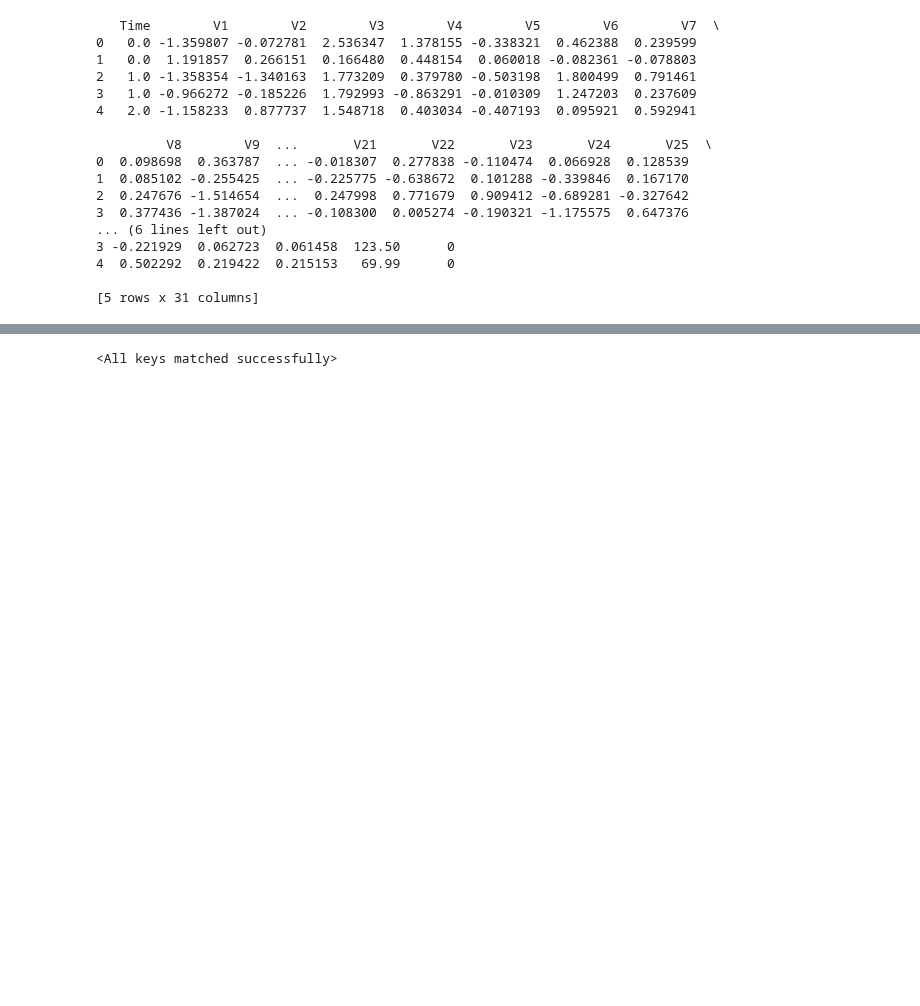
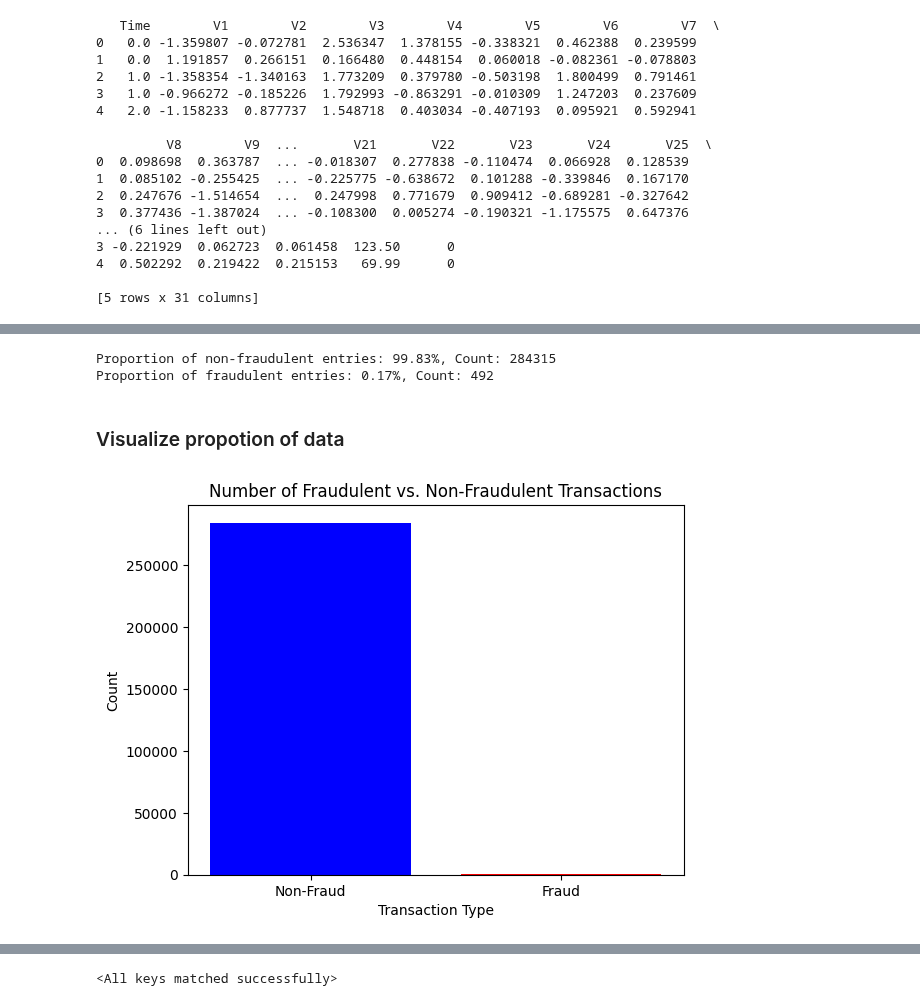
Before and after one commit to khangsheng1/Learning-PyTorch, a Jupyter notebook: CC_Fraud_Kaggle/CC_Fraud_Kaggle.ipynb, the cells around one changed output, grey strips where cells are left out. Saved outputs shown, nothing was run; the diff lists cells and outputs as text; code cells hidden in the pictures; blank space fills up the shorter version.

```diff
--- a/CC_Fraud_Kaggle/CC_Fraud_Kaggle.ipynb
+++ b/CC_Fraud_Kaggle/CC_Fraud_Kaggle.ipynb
@@ -113,0 +109,30 @@ df.shape
+# %%
+# Proportion of dataset (how many entries are fraud and how many are not)
+num_nonfraud = df['Class'].value_counts()[0]
+num_fraud = df['Class'].value_counts()[1]
+num_entries = len(df)
+
+# Proportion of dataset (how many entries are fraud and how many are not)
+proportion_nonfraud = (num_nonfraud / num_entries) * 100
+proportion_fraud = (num_fraud / num_entries) *100
+
+print(f'Proportion of non-fraudulent entries: {proportion_nonfraud:.2f}%, Count: {num_nonfraud}')
+print(f'Proportion of fraudulent entries: {proportion_fraud:.2f}%, Count: {num_fraud}')
+# %% [output]
+Proportion of non-fraudulent entries: 99.83%, Count: 284315
+Proportion of fraudulent entries: 0.17%, Count: 492
+# %% [markdown]
+### Visualize propotion of data
+# %%
+# Create a bar plot
+plt.bar(['Non-Fraud', 'Fraud'], [num_nonfraud, num_fraud], color=['blue', 'red'])
+
+# Add labels and title
+plt.xlabel('Transaction Type')
+plt.ylabel('Count')
+plt.title('Number of Fraudulent vs. Non-Fraudulent Transactions')
+
+# Display the plot
+plt.show()
+# %% [output]
+[figure, added]
```
Also changed, not shown: parts of 39 cells of this notebook.
